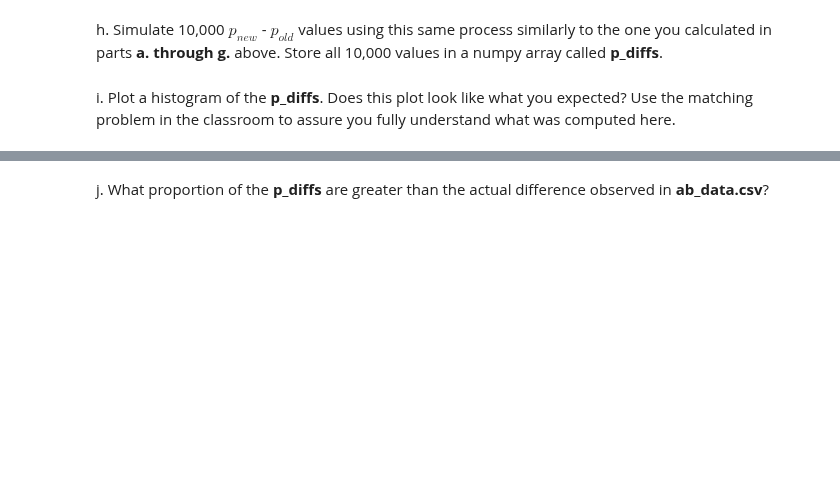
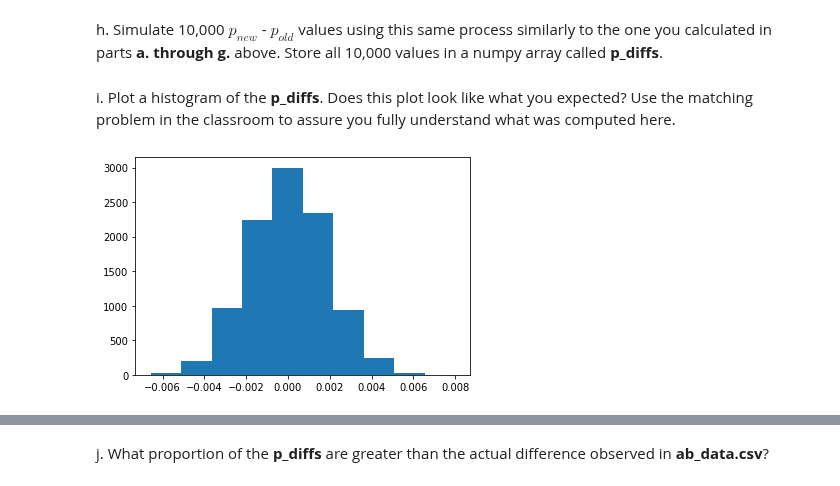
Before and after one commit to josyulajj/ab-test-analysis, a Jupyter notebook: Analyze_ab_test_results_notebook.ipynb, the cells around one changed output, grey strips where cells are left out. Saved outputs shown, nothing was run; the diff lists cells and outputs as text; code cells hidden in the pictures; blank space fills up the shorter version.

```diff
--- a/Analyze_ab_test_results_notebook.ipynb
+++ b/Analyze_ab_test_results_notebook.ipynb
@@ -103,2 +233,6 @@ a. What is the **convert rate** for $p_{new}$ under the null?
 # %% [markdown]
 b. What is the **convert rate** for $p_{old}$ under the null? <br><br>
+# %%
+#We assume under the null hypothesis, both Pnew and Pold have equal success rate.
+pold = pnew
+print('Conversion rate under the null hypothesis (Pold):',pold)
@@ -105,2 +243,6 @@ b. What is the **convert rate** for $p_{old}$ under the null? <br><br>
 # %% [markdown]
 c. What is $n_{new}$?
+# %%
+#Number of individuals in the treatment group.
+nnew = df2.query("group == 'treatment'")['converted'].shape[0]
+print('Number of individuals in the treatment group:', nnew)
@@ -107,2 +251,6 @@ c. What is $n_{new}$?
 # %% [markdown]
 d. What is $n_{old}$?
+# %%
+#Number of individuals in the control group
+nold = df2.query("group == 'control'")['converted'].shape[0]
+print('Number of individuals in the control group',nold)
@@ -115,4 +280,17 @@ g. Find $p_{new}$ - $p_{old}$ for your simulated values from part (e) and (f).
 # %% [markdown]
 h. Simulate 10,000 $p_{new}$ - $p_{old}$ values using this same process similarly to the one you calculated in parts **a. through g.** above.  Store all 10,000 values in a numpy array called **p_diffs**.
+# %%
+p_diffs = []
+
+for _ in range(10000):
+    new_page_con = np.random.choice([0,1] , nnew, [1-pnew, pnew])
+    old_page_con = np.random.choice([0,1] , nold, [1-pold, pold])
+    diff_con = new_page_con.mean() - old_page_con.mean()
+    p_diffs.append(diff_con)
 # %% [markdown]
 i. Plot a histogram of the **p_diffs**.  Does this plot look like what you expected?  Use the matching problem in the classroom to assure you fully understand what was computed here.
+# %%
+diffsto_plot = np.array(p_diffs)
+plt.hist(diffsto_plot);
+# %% [output]
+[figure, added]
```
Also changed, not shown: parts of 31 cells of this notebook, 1 other file.
